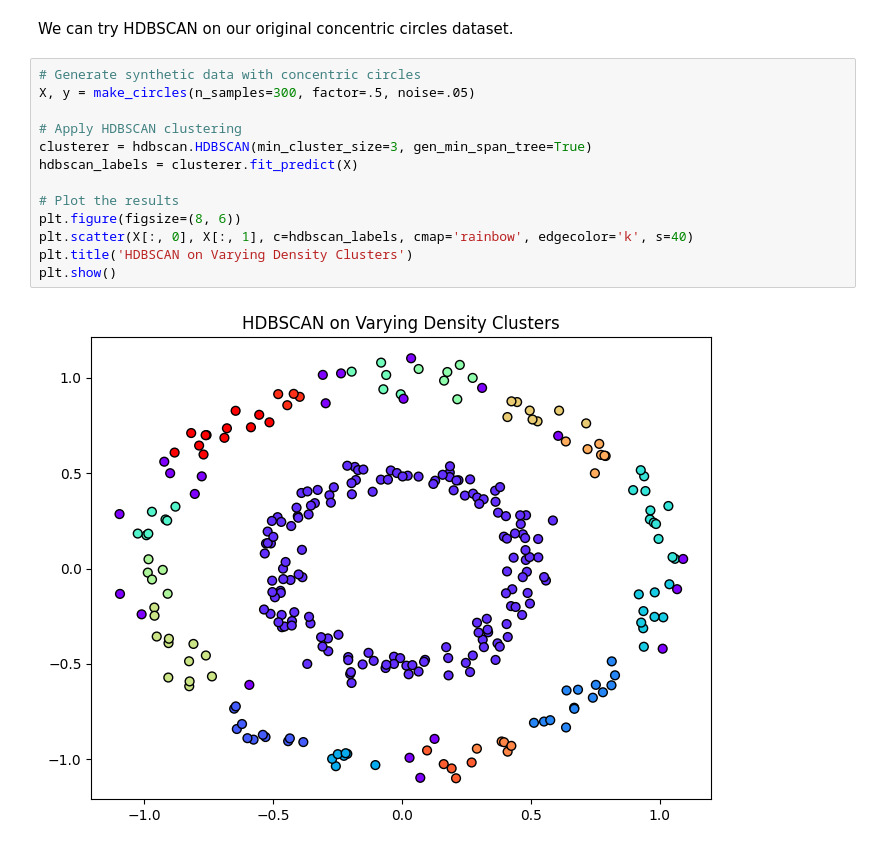
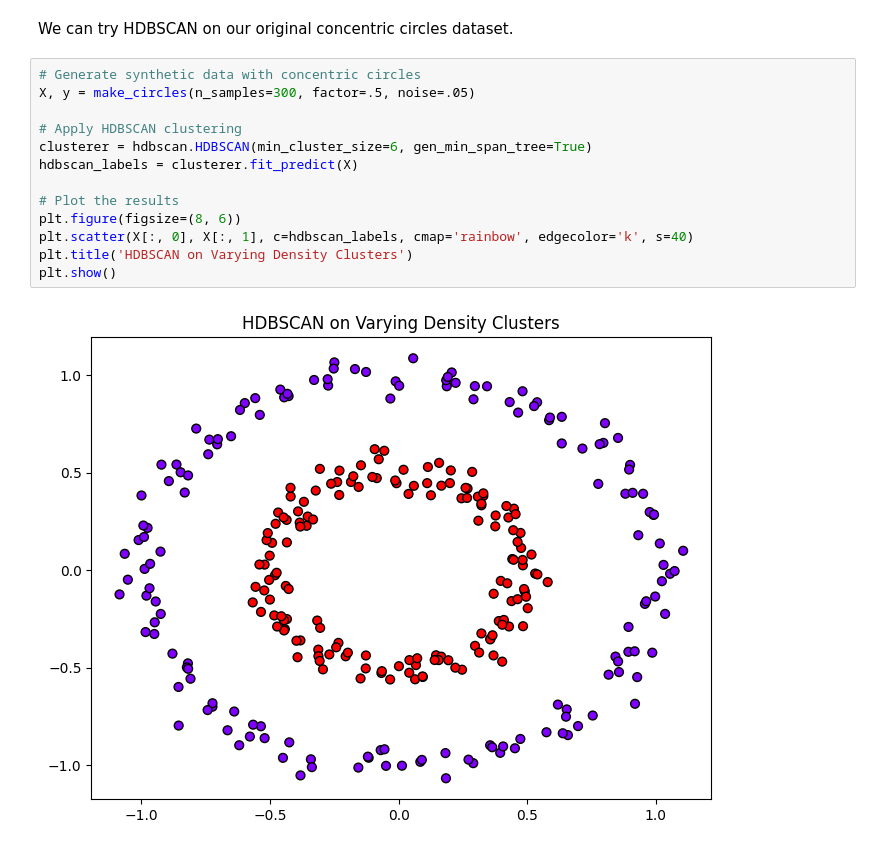
Before and after one commit to swapnilin/DBSCAN-Clustering, a Jupyter notebook: DBSCAN.ipynb, the cells around one changed output. Saved outputs shown, nothing was run; the diff lists cells and outputs as text.

```diff
--- a/DBSCAN.ipynb
+++ b/DBSCAN.ipynb
@@ -196,15 +196,15 @@ We can try HDBSCAN on our original concentric circles dataset.
 # %%
 # Generate synthetic data with concentric circles
 X, y = make_circles(n_samples=300, factor=.5, noise=.05)
 
 # Apply HDBSCAN clustering
-clusterer = hdbscan.HDBSCAN(min_cluster_size=3, gen_min_span_tree=True)
+clusterer = hdbscan.HDBSCAN(min_cluster_size=6, gen_min_span_tree=True)
 hdbscan_labels = clusterer.fit_predict(X)
 
 # Plot the results
 plt.figure(figsize=(8, 6))
 plt.scatter(X[:, 0], X[:, 1], c=hdbscan_labels, cmap='rainbow', edgecolor='k', s=40)
 plt.title('HDBSCAN on Varying Density Clusters')
 plt.show()
 # %% [output]
-[figure, old version]
+[figure, new version]
```
Also changed, not shown: parts of 5 cells of this notebook.
